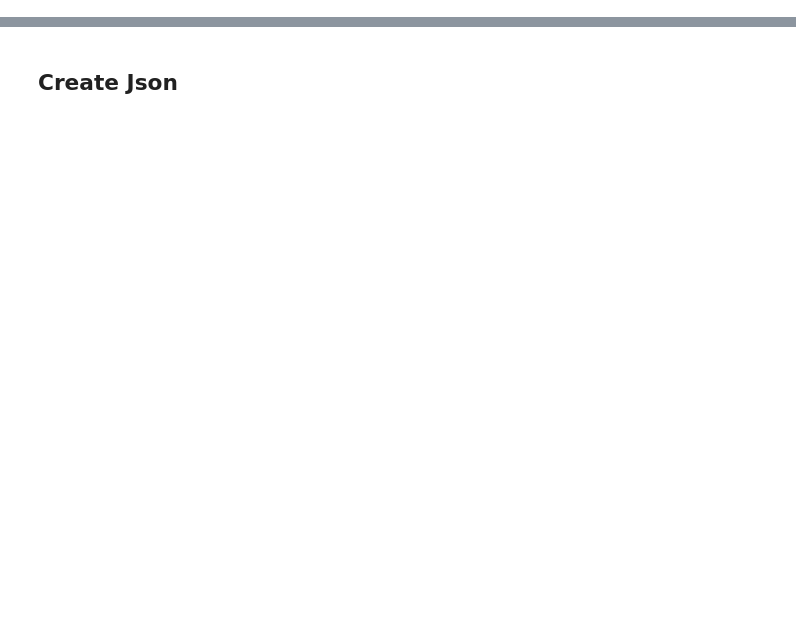
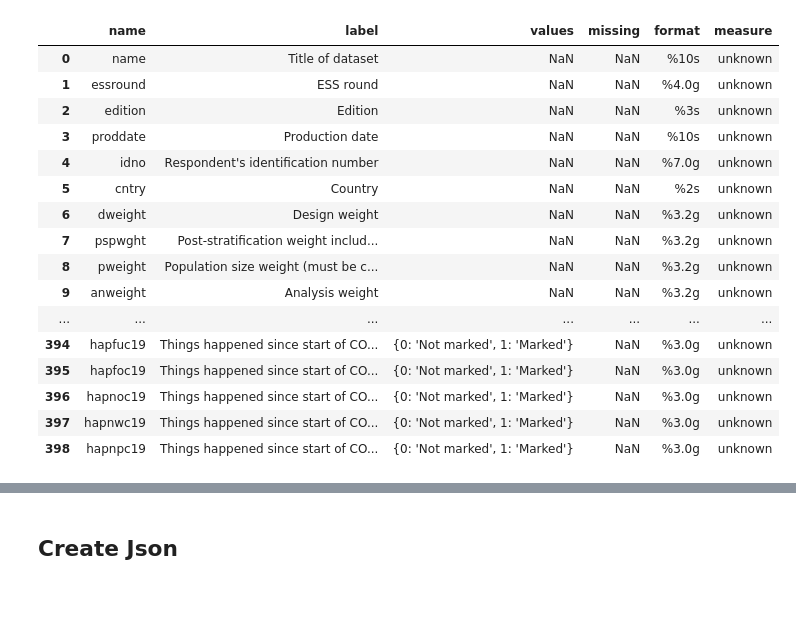
Before and after one commit to benjaminbeuster/DDI-CDI-Converter, a Jupyter notebook: DDICDI_converter.ipynb, the cells around one changed output, grey strips where cells are left out. Saved outputs shown, nothing was run; the diff lists cells and outputs as text; code cells hidden in the pictures; blank space fills up the shorter version.

```diff
--- a/DDICDI_converter.ipynb
+++ b/DDICDI_converter.ipynb
@@ -18,0 +26,4 @@ df = df.head()
+# %%
+spssfile2 = f"files/merged-EOSC-ESS10SC.dta"
+df2, df2_meta = read_sav(spssfile2)
+df2.head()
@@ -56,3 +95,55 @@ create_variable_view(df_meta)
+# %%
+def create_variable_view2(df_meta):
+    # Extract the attributes from df_meta
+    label = df_meta.column_names_to_labels
+    values = df_meta.variable_value_labels
+
+    # Convert user-defined missing values to the desired format
+    missing = {}
+    for key, vals in df_meta.missing_user_values.items():
+        missing[key] = [{"lo": val, "hi": val} for val in vals]
+
+    format = df_meta.original_variable_types
+    measure = df_meta.variable_measure
+
+    # Convert dictionaries into individual dataframes
+    df_label = pd.DataFrame(list(label.items()), columns=['name', 'label'])
+    df_format = pd.DataFrame(list(format.items()), columns=['name', 'format'])
+    df_measure = pd.DataFrame(list(measure.items()), columns=['name', 'measure'])
+
+    # For values and missing, we will handle them differently since they have dictionaries/lists inside
+    df_values_list = [{'name': k, 'values': str(v)} for k, v in values.items()]  # Convert values to string
+    df_values = pd.DataFrame(df_values_list)
+
+    df_missing_list = [{'name': k, 'missing': str(v)} for k, v in missing.items()]  # Convert missing values to string
+    df_missing = pd.DataFrame(df_missing_list)
+
+    # Merge dataframes on the 'name' column
+    variable_view = df_label.merge(df_values, on='name', how='outer') \
+        .merge(df_missing, on='name', how='outer') \
+        .merge(df_format, on='name', how='outer') \
+        .merge(df_measure, on='name', how='outer')
+
+    return variable_view
+create_variable_view2(df2_meta)
+# %% [output]
+|  | name | label | values | missing | format | measure |
+| 0 | name | Title of dataset | NaN | NaN | %10s | unknown |
+| 1 | essround | ESS round | NaN | NaN | %4.0g | unknown |
+| 2 | edition | Edition | NaN | NaN | %3s | unknown |
+| 3 | proddate | Production date | NaN | NaN | %10s | unknown |
+| 4 | idno | Respondent's identification number | NaN | NaN | %7.0g | unknown |
+| 5 | cntry | Country | NaN | NaN | %2s | unknown |
+| 6 | dweight | Design weight | NaN | NaN | %3.2g | unknown |
+| 7 | pspwght | Post-stratification weight includ... | NaN | NaN | %3.2g | unknown |
+| 8 | pweight | Population size weight (must be c... | NaN | NaN | %3.2g | unknown |
+| 9 | anweight | Analysis weight | NaN | NaN | %3.2g | unknown |
+| ... | ... | ... | ... | ... | ... | ... |
+| 394 | hapfuc19 | Things happened since start of CO... | {0: 'Not marked', 1: 'Marked'} | NaN | %3.0g | unknown |
+| 395 | hapfoc19 | Things happened since start of CO... | {0: 'Not marked', 1: 'Marked'} | NaN | %3.0g | unknown |
+| 396 | hapnoc19 | Things happened since start of CO... | {0: 'Not marked', 1: 'Marked'} | NaN | %3.0g | unknown |
+| 397 | hapnwc19 | Things happened since start of CO... | {0: 'Not marked', 1: 'Marked'} | NaN | %3.0g | unknown |
+| 398 | hapnpc19 | Things happened since start of CO... | {0: 'Not marked', 1: 'Marked'} | NaN | %3.0g | unknown |
 # %%
 Label = df_meta.column_names_to_labels
 Values = df_meta.variable_value_labels
```
Also changed, not shown: parts of 5 cells of this notebook, 2 other files.
